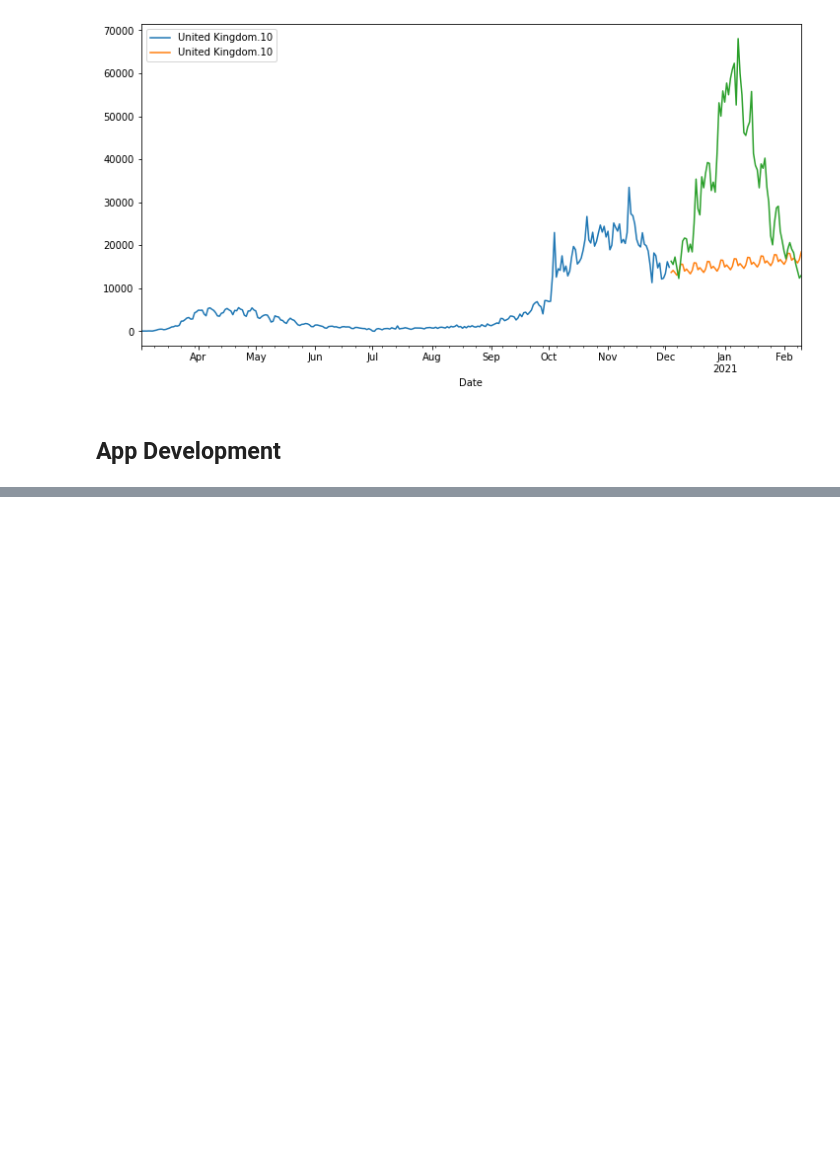
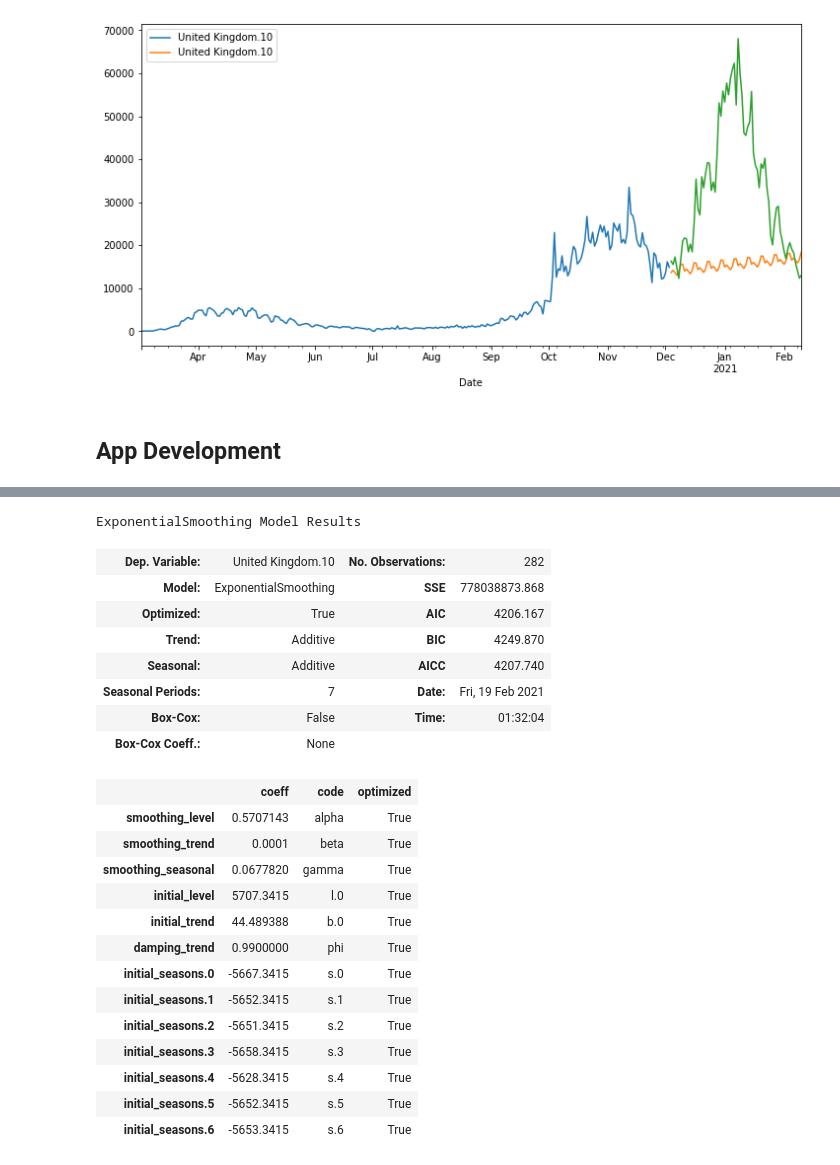
Before and after one commit to sabarishchockalingam2017/covid_forecasting, a Jupyter notebook: notebooks/covid_forecasting.ipynb, the cells around one changed output, grey strips where cells are left out. Cells and saved outputs as stored; diff of their text form; code cells hidden in the pictures; blank space fills up the shorter version.

```diff
--- a/notebooks/covid_forecasting.ipynb
+++ b/notebooks/covid_forecasting.ipynb
@@ -324,0 +364,3 @@ app.run_server(mode='inline')
+# %%
+hwmodel = ExponentialSmoothing(traindata, seasonal='add', trend='add', damped=True)
+hwres = hwmodel.fit()
@@ -324,0 +382,26 @@ app.run_server(mode='inline')
+# %%
+hwres.summary()
+# %% [output]
+ExponentialSmoothing Model Results
+| Dep. Variable: | United Kingdom.10 | No. Observations: | 282 |
+| Model: | ExponentialSmoothing | SSE | 778038873.868 |
+| Optimized: | True | AIC | 4206.167 |
+| Trend: | Additive | BIC | 4249.870 |
+| Seasonal: | Additive | AICC | 4207.740 |
+| Seasonal Periods: | 7 | Date: | Fri, 19 Feb 2021 |
+| Box-Cox: | False | Time: | 01:32:04 |
+| Box-Cox Coeff.: | None |  |  |
+|  | coeff | code | optimized |
+| smoothing_level | 0.5707143 | alpha | True |
+| smoothing_trend | 0.0001 | beta | True |
+| smoothing_seasonal | 0.0677820 | gamma | True |
+| initial_level | 5707.3415 | l.0 | True |
+| initial_trend | 44.489388 | b.0 | True |
+| damping_trend | 0.9900000 | phi | True |
+| initial_seasons.0 | -5667.3415 | s.0 | True |
+| initial_seasons.1 | -5652.3415 | s.1 | True |
+| initial_seasons.2 | -5651.3415 | s.2 | True |
+| initial_seasons.3 | -5658.3415 | s.3 | True |
+| initial_seasons.4 | -5628.3415 | s.4 | True |
+| initial_seasons.5 | -5652.3415 | s.5 | True |
+| initial_seasons.6 | -5653.3415 | s.6 | True |
```
Also changed, not shown: parts of 25 cells of this notebook.
